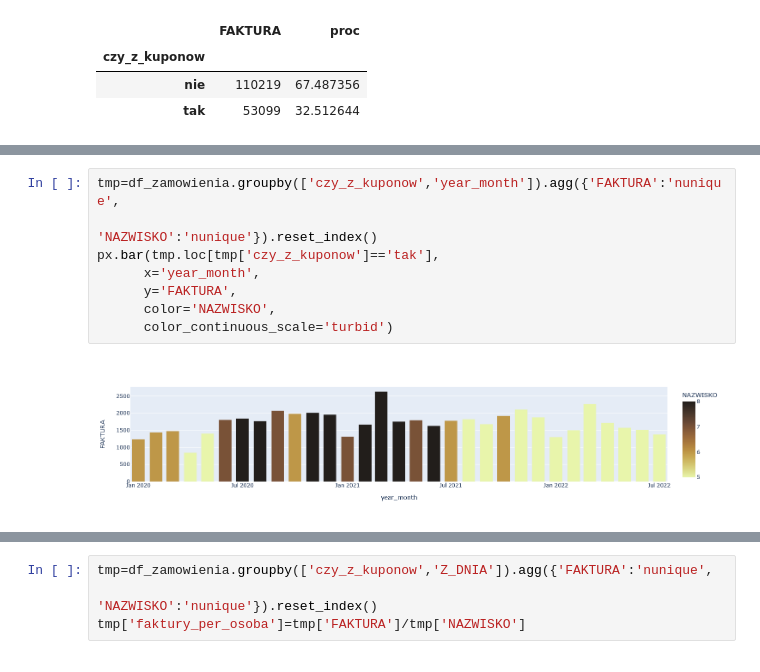
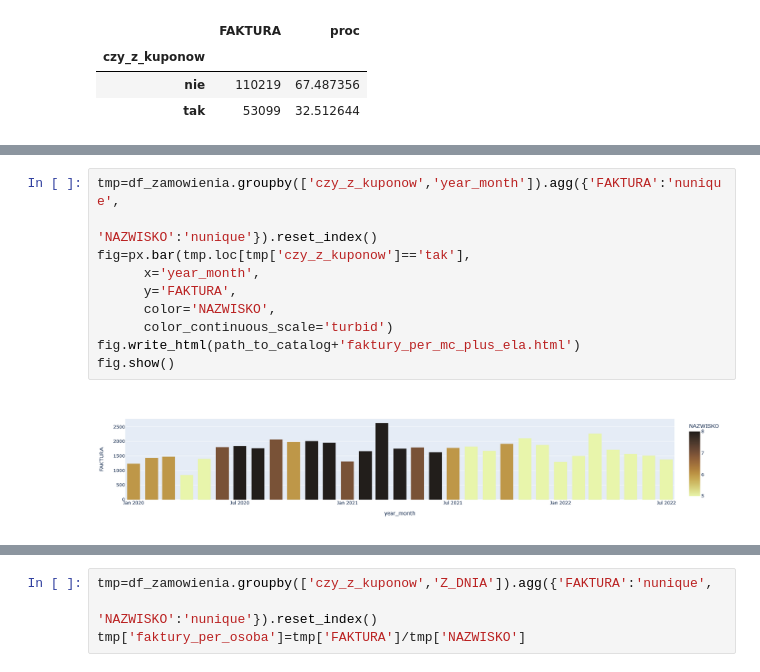
Before and after one commit to plggrzybuch/kupony, a Jupyter notebook: zamowienia.ipynb, the cells around one changed output, grey strips where cells are left out. Drawn from its saved outputs; the diff is of its cells as text.

Commit message:
box plot + raport

```diff
--- a/zamowienia.ipynb
+++ b/zamowienia.ipynb
@@ -189,13 +190,15 @@ px.line(tmp,
 # %%
 tmp=df_zamowienia.groupby(['czy_z_kuponow','year_month']).agg({'FAKTURA':'nunique',
                                                           'NAZWISKO':'nunique'}).reset_index()
-px.bar(tmp.loc[tmp['czy_z_kuponow']=='tak'],
+fig=px.bar(tmp.loc[tmp['czy_z_kuponow']=='tak'],
       x='year_month',
       y='FAKTURA',
       color='NAZWISKO',
       color_continuous_scale='turbid')
+fig.write_html(path_to_catalog+'faktury_per_mc_plus_ela.html')
+fig.show()
 # %% [output]
-[figure, old version]
+[figure, new version]
 # %%
 tmp=df_zamowienia.groupby(['czy_z_kuponow','year_week']).agg({'FAKTURA':'nunique',
                                                           'NAZWISKO':'nunique'}).reset_index()
```
Also changed, not shown: parts of 20 cells of this notebook.
